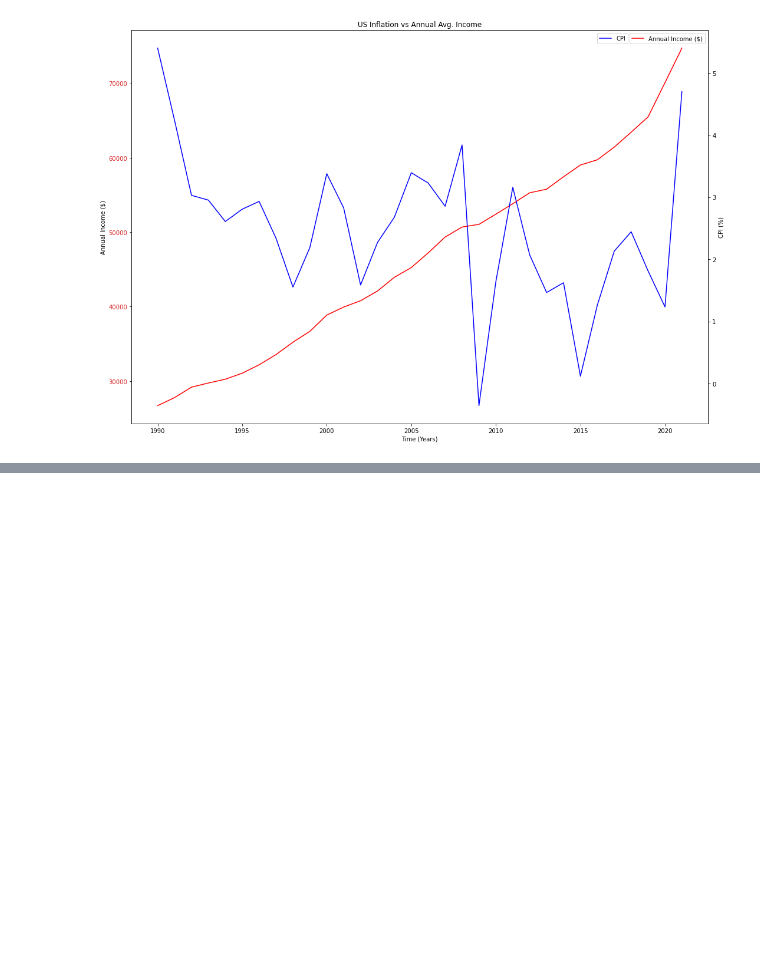
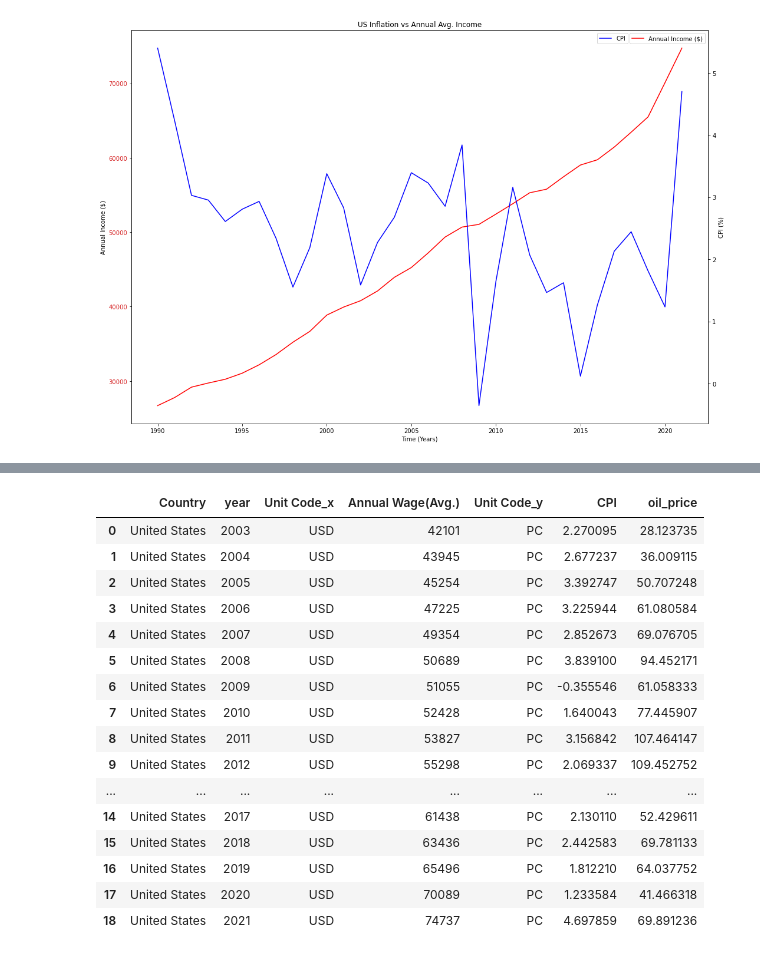
Before and after one commit to alphonsuscjw/07-project-1, a Jupyter notebook: project_1/code.ipynb, the cells around one changed output, grey strips where cells are left out. Drawn from its saved outputs; the diff is of its cells as text; code cells hidden in the pictures; blank space fills up the shorter version.

```diff
--- a/project_1/code.ipynb
+++ b/project_1/code.ipynb
@@ -196,0 +192,45 @@ plt.show()
+# %%
+key = "HuzvVbyZtiD8rqcs_m4i"
+
+url = f"https://data.nasdaq.com/api/v3/datasets/OPEC/ORB.json?api_key={key}"
+
+
+response = requests.get(url).json()
+
+oil_df = pd.DataFrame.from_dict(response)
+
+new_dataset = pd.DataFrame(oil_df['dataset']['data'],columns=['date','oil_price'])
+
+new_dataset['year'] = new_dataset['date'].str[0:4].astype(int)
+
+grouped_df = new_dataset.groupby(['year']).mean()
+
+# grouped_df = grouped_df.iloc\
+
+new_df = grouped_df.iloc[0:19,:]
+
+new_df
+
+final_df = pd.merge(trim_df, new_df, on=['year'])
+
+final_df
+
+# grouped_df = grouped_df.iloc[grouped_df["Year"]<=2021]
+# %% [output]
+|  | Country | year | Unit Code_x | Annual Wage(Avg.) | Unit Code_y | CPI | oil_price |
+| 0 | United States | 2003 | USD | 42101 | PC | 2.270095 | 28.123735 |
+| 1 | United States | 2004 | USD | 43945 | PC | 2.677237 | 36.009115 |
+| 2 | United States | 2005 | USD | 45254 | PC | 3.392747 | 50.707248 |
+| 3 | United States | 2006 | USD | 47225 | PC | 3.225944 | 61.080584 |
+| 4 | United States | 2007 | USD | 49354 | PC | 2.852673 | 69.076705 |
+| 5 | United States | 2008 | USD | 50689 | PC | 3.839100 | 94.452171 |
+| 6 | United States | 2009 | USD | 51055 | PC | -0.355546 | 61.058333 |
+| 7 | United States | 2010 | USD | 52428 | PC | 1.640043 | 77.445907 |
+| 8 | United States | 2011 | USD | 53827 | PC | 3.156842 | 107.464147 |
+| 9 | United States | 2012 | USD | 55298 | PC | 2.069337 | 109.452752 |
+| ... | ... | ... | ... | ... | ... | ... | ... |
+| 14 | United States | 2017 | USD | 61438 | PC | 2.130110 | 52.429611 |
+| 15 | United States | 2018 | USD | 63436 | PC | 2.442583 | 69.781133 |
+| 16 | United States | 2019 | USD | 65496 | PC | 1.812210 | 64.037752 |
+| 17 | United States | 2020 | USD | 70089 | PC | 1.233584 | 41.466318 |
+| 18 | United States | 2021 | USD | 74737 | PC | 4.697859 | 69.891236 |
```
Also changed, not shown: parts of 5 cells of this notebook, 3 other files.
